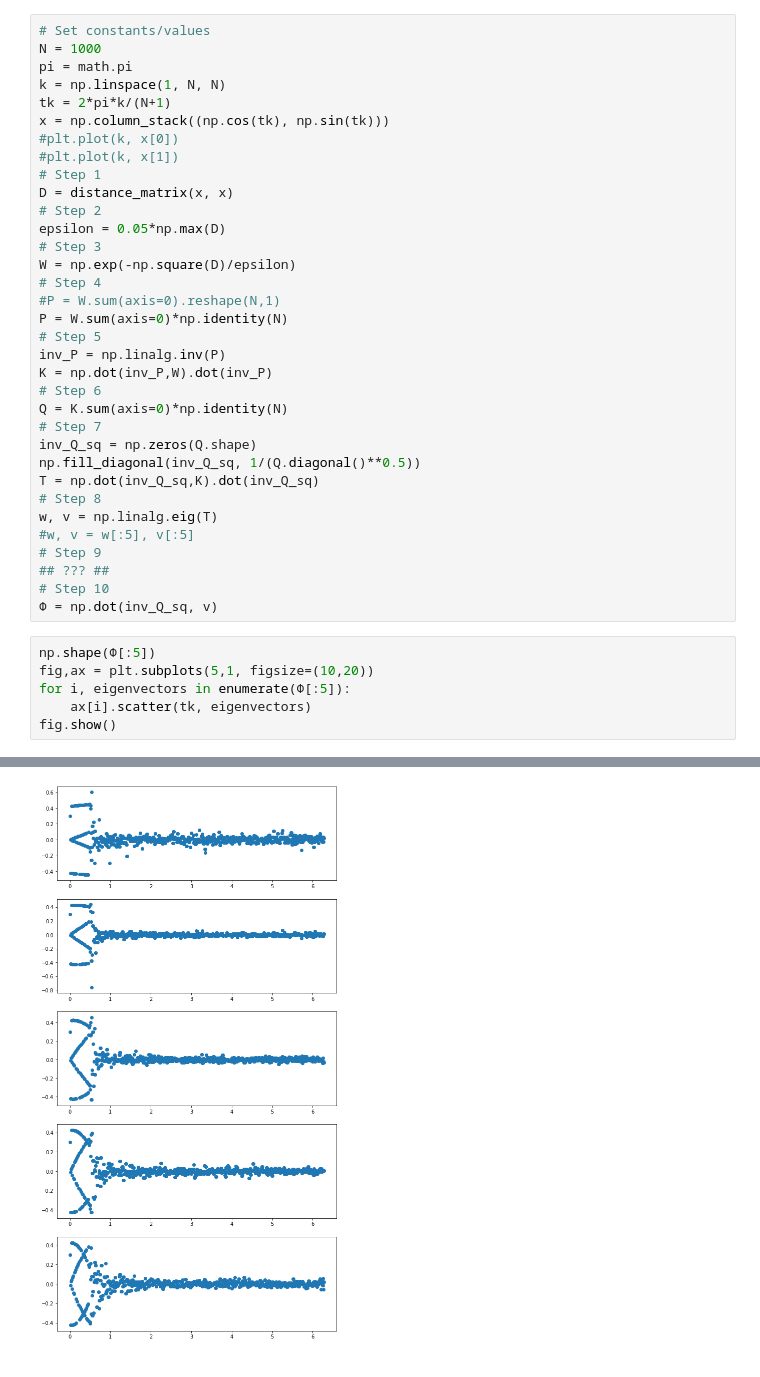
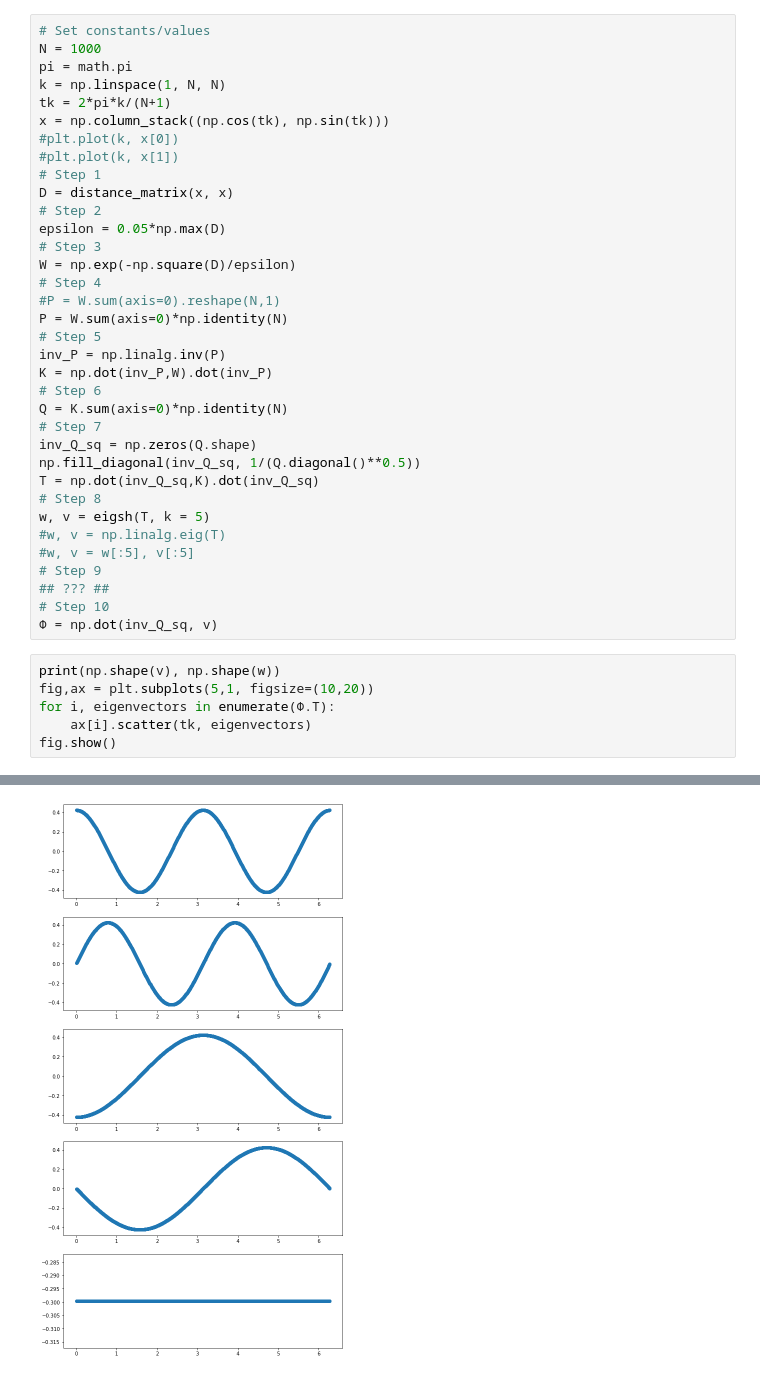
Before and after one commit to evtodorov/MLCMS, a Jupyter notebook: Exercise_4/Task_2/Task_2_Notebook.ipynb, the cells around one changed output, grey strips where cells are left out. Saved outputs shown, nothing was run; the diff lists cells and outputs as text.

```diff
--- a/Exercise_4/Task_2/Task_2_Notebook.ipynb
+++ b/Exercise_4/Task_2/Task_2_Notebook.ipynb
@@ -31,16 +32,17 @@ inv_Q_sq = np.zeros(Q.shape)
 np.fill_diagonal(inv_Q_sq, 1/(Q.diagonal()**0.5))
 T = np.dot(inv_Q_sq,K).dot(inv_Q_sq)
 # Step 8
-w, v = np.linalg.eig(T)
+w, v = eigsh(T, k = 5)
+#w, v = np.linalg.eig(T)
 #w, v = w[:5], v[:5]
 # Step 9
 ## ??? ##
 # Step 10
 Φ = np.dot(inv_Q_sq, v)
 # %%
-np.shape(Φ[:5])
+print(np.shape(v), np.shape(w))
 fig,ax = plt.subplots(5,1, figsize=(10,20))
-for i, eigenvectors in enumerate(Φ[:5]):
+for i, eigenvectors in enumerate(Φ.T):
     ax[i].scatter(tk, eigenvectors)
 fig.show()
 # %% [output]
@@ -47 +50 @@ fig.show()
-[figure, old version]
+[figure, new version]
```
Also changed, not shown: parts of 2 cells of this notebook.
